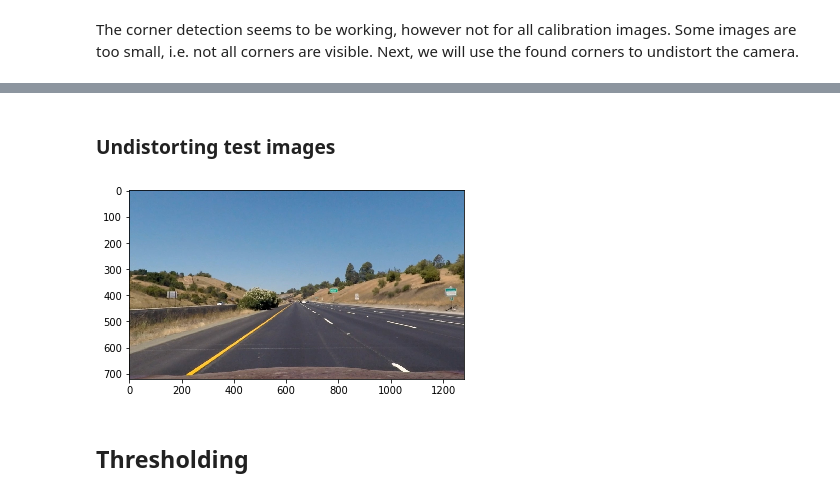
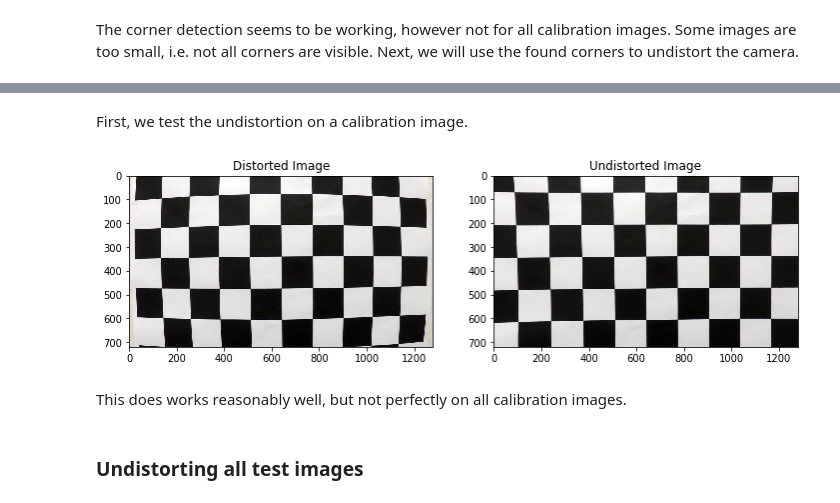
Before and after one commit to julia-kraus/CarND-Advanced-Lane-Lines, a Jupyter notebook: solution.ipynb, the cells around one changed output, grey strips where cells are left out. Saved outputs shown, nothing was run; the diff lists cells and outputs as text; code cells hidden in the pictures.

Commit message:
Camera calibration working

```diff
--- a/solution.ipynb
+++ b/solution.ipynb
@@ -107,0 +124,16 @@ obj_points, img_points = get_object_image_points(cal_img_paths, 9, 6)
+# %%
+def save_camera_coefficients(image_points, object_points, mtx, dst):
+    with open('calibration_coefficients/mtx_dst', 'wb') as f:
+        pickle.dump('mtx', f)
+        pickle.dump('dist', f)
+    with open('calibration_coefficients/img_obj_pts', 'wb') as f:
+        pickle.dump('image_points', f)
+        pickle.dump('object_points', f)
+
+def calibrate_camera(img, cal_img_path, nx, ny):
+    """Calibrates camera using one test image and the calibration images"""
+    img_pts, obj_pts = get_image_object_points(cal_img_path, nx, ny)
+    gray = cv2.cvtColor(img,cv2.COLOR_RGB2GRAY)
+    ret, mtx, dist, rvecs, tvecs = cv2.calibrateCamera(obj_pts, img_pts, gray.shape[::-1], None, None)
+    save_camera_coefficients(img_pts, obj_pts, mtx, dist)
+    return mtx, dist
@@ -107,0 +142,3 @@ obj_points, img_points = get_object_image_points(cal_img_paths, 9, 6)
+# %%
+mtx, dist = calibrate_camera(img=test_imgs[0], cal_img_path=cal_img_paths, nx=9, ny=6)
+img_points, obj_points = get_image_object_points(cal_img_paths, nx=9, ny=6)
@@ -108,19 +150,45 @@ obj_points, img_points = get_object_image_points(cal_img_paths, 9, 6)
 # %%
-def cal_undistort(img, objpoints, imgpoints):
+def undistort_img(img, mtx, dist):
+    undist = cv2.undistort(img, mtx, dist, None, mtx)
+    return undist
+
+def cal_undistort(img, imgpoints, objpoints):
+    """Alternative function for undistorting that calibrates mtx and dist every time"""
     # Use cv2.calibrateCamera() and cv2.undistort()
     gray = cv2.cvtColor(img,cv2.COLOR_RGB2GRAY)
     ret, mtx, dist, rvecs, tvecs = cv2.calibrateCamera(objpoints, imgpoints, gray.shape[::-1], None, None)
     undist = cv2.undistort(img, mtx, dist, None, mtx)
     return undist
+
+def undistort_image(img, objpts, imgpts):
+    """
+    Returns an undistorted image
+    The desired object and image points must also be supplied to this function
+    """
+    ret, mtx, dist, rvecs, tvecs = cv2.calibrateCamera(objpts, imgpts, utils.to_grayscale(img).shape[::-1], None, None)
+    undist = cv2.undistort(img, mtx, dist, None, mtx)
+    return undist
+# %% [markdown]
+First, we test the undistortion on a calibration image.
+# %%
+cal_img_example =utils.load_image(cal_img_paths[6])
+# cal_img_example_undistort = undistort_image(cal_img_example, obj_points, img_points)
+cal_img_example_undistort = cal_undistort(cal_img_example, img_points, obj_points)
+fig, ax = plt.subplots(1, 2, figsize=(12, 14))
+ax[0].imshow(cal_img_example)
+ax[0].set_title('Distorted Image')
+ax[1].imshow(cal_img_example_undistort)
+ax[1].set_title('Undistorted Image')
+plt.show()
+# %% [output]
+[figure, added]
+# %% [markdown]
+This does works reasonably well, but not perfectly on all calibration images.
 # %% [markdown]
-### Undistorting test images
+### Undistorting all test images
 # %%
 test_img_paths = glob.glob(test_imgs_dir + '/*.jpg')
 for test_img_path in test_img_paths:
     test_img = utils.load_image(test_img_path)
-    undist = cal_undistort(test_img, obj_points, img_points)
+    undist = undistort_img(test_img, mtx, dist)
     plt.imshow(undist)
-# %% [output]
-[figure, removed]
-# %% [markdown]
-## Thresholding
```
Also changed, not shown: parts of 18 cells of this notebook, 7 other files.
